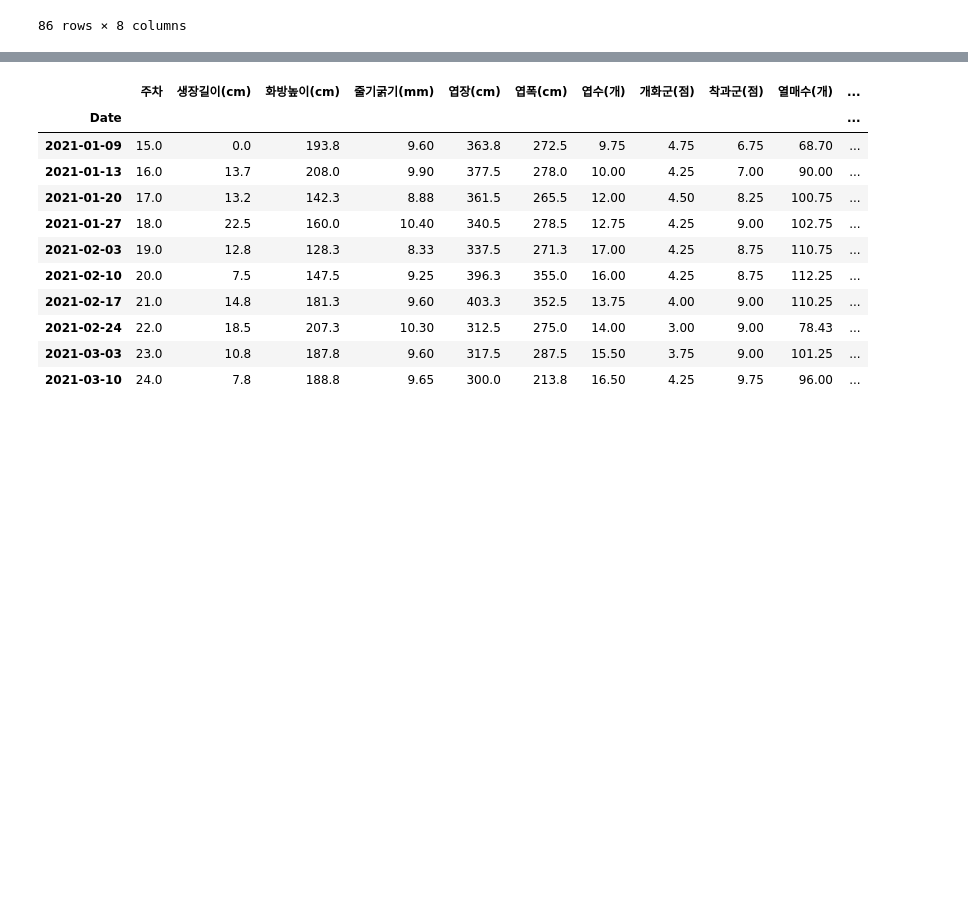
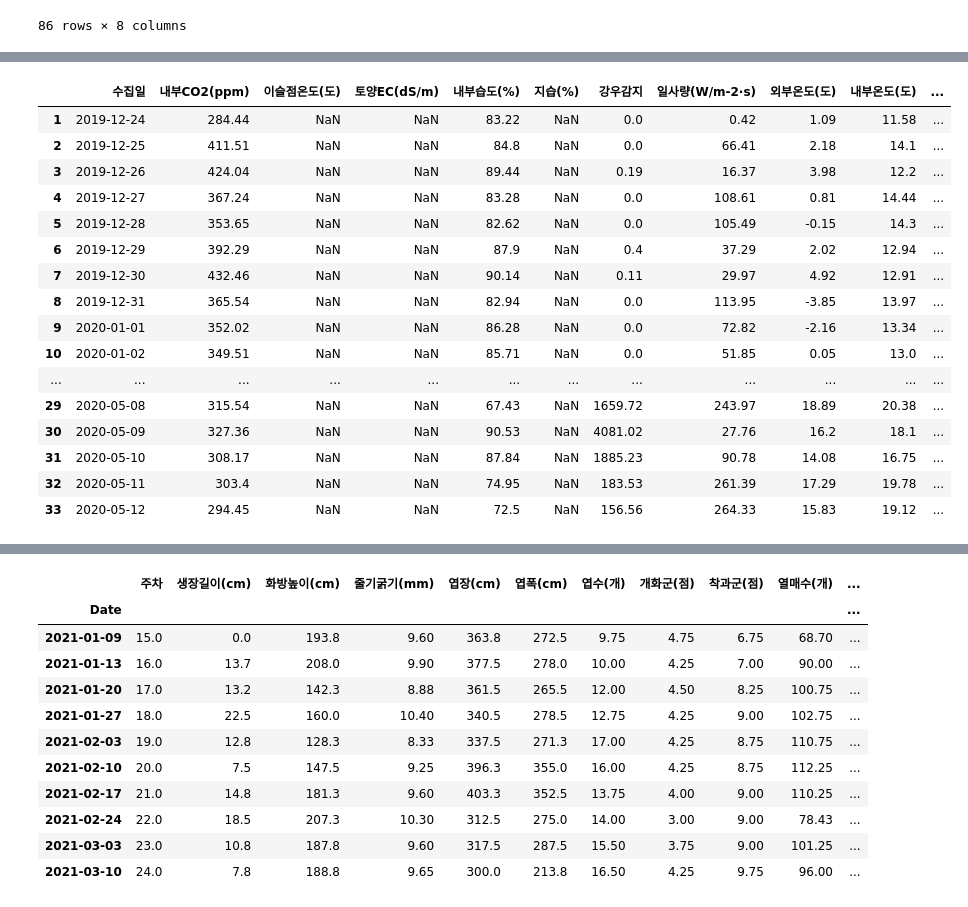
Before and after one commit to sexymonster/Projects, a Jupyter notebook: TeamProject/TomatoDataCustom.ipynb, the cells around one changed output, grey strips where cells are left out. Saved outputs shown, nothing was run; the diff lists cells and outputs as text; code cells hidden in the pictures; blank space fills up the shorter version.

```diff
--- a/TeamProject/TomatoDataCustom.ipynb
+++ b/TeamProject/TomatoDataCustom.ipynb
@@ -598,3 +644,23 @@ fig.add_trace(go.Scatter(x=live7.index, y=live7['열매수(개)'], mode='lines+m
 fig.add_trace(go.Scatter(x=live8.index, y=live8['열매수(개)'], mode='lines+markers', name='tomato8'))
 # %% [output]
 [interactive output not drawn]
+# %%
+env3
+# %% [output]
+|  | 수집일 | 내부CO2(ppm) | 이슬점온도(도) | 토양EC(dS/m) | 내부습도(%) | 지습(%) | 강우감지 | 일사량(W/m-2·s) | 외부온도(도) | 내부온도(도) | ... |
+| 1 | 2019-12-24 | 284.44 | NaN | NaN | 83.22 | NaN | 0.0 | 0.42 | 1.09 | 11.58 | ... |
+| 2 | 2019-12-25 | 411.51 | NaN | NaN | 84.8 | NaN | 0.0 | 66.41 | 2.18 | 14.1 | ... |
+| 3 | 2019-12-26 | 424.04 | NaN | NaN | 89.44 | NaN | 0.19 | 16.37 | 3.98 | 12.2 | ... |
+| 4 | 2019-12-27 | 367.24 | NaN | NaN | 83.28 | NaN | 0.0 | 108.61 | 0.81 | 14.44 | ... |
+| 5 | 2019-12-28 | 353.65 | NaN | NaN | 82.62 | NaN | 0.0 | 105.49 | -0.15 | 14.3 | ... |
+| 6 | 2019-12-29 | 392.29 | NaN | NaN | 87.9 | NaN | 0.4 | 37.29 | 2.02 | 12.94 | ... |
+| 7 | 2019-12-30 | 432.46 | NaN | NaN | 90.14 | NaN | 0.11 | 29.97 | 4.92 | 12.91 | ... |
+| 8 | 2019-12-31 | 365.54 | NaN | NaN | 82.94 | NaN | 0.0 | 113.95 | -3.85 | 13.97 | ... |
+| 9 | 2020-01-01 | 352.02 | NaN | NaN | 86.28 | NaN | 0.0 | 72.82 | -2.16 | 13.34 | ... |
+| 10 | 2020-01-02 | 349.51 | NaN | NaN | 85.71 | NaN | 0.0 | 51.85 | 0.05 | 13.0 | ... |
+| ... | ... | ... | ... | ... | ... | ... | ... | ... | ... | ... | ... |
+| 29 | 2020-05-08 | 315.54 | NaN | NaN | 67.43 | NaN | 1659.72 | 243.97 | 18.89 | 20.38 | ... |
+| 30 | 2020-05-09 | 327.36 | NaN | NaN | 90.53 | NaN | 4081.02 | 27.76 | 16.2 | 18.1 | ... |
+| 31 | 2020-05-10 | 308.17 | NaN | NaN | 87.84 | NaN | 1885.23 | 90.78 | 14.08 | 16.75 | ... |
+| 32 | 2020-05-11 | 303.4 | NaN | NaN | 74.95 | NaN | 183.53 | 261.39 | 17.29 | 19.78 | ... |
+| 33 | 2020-05-12 | 294.45 | NaN | NaN | 72.5 | NaN | 156.56 | 264.33 | 15.83 | 19.12 | ... |
```
Also changed, not shown: parts of 12 cells of this notebook.
